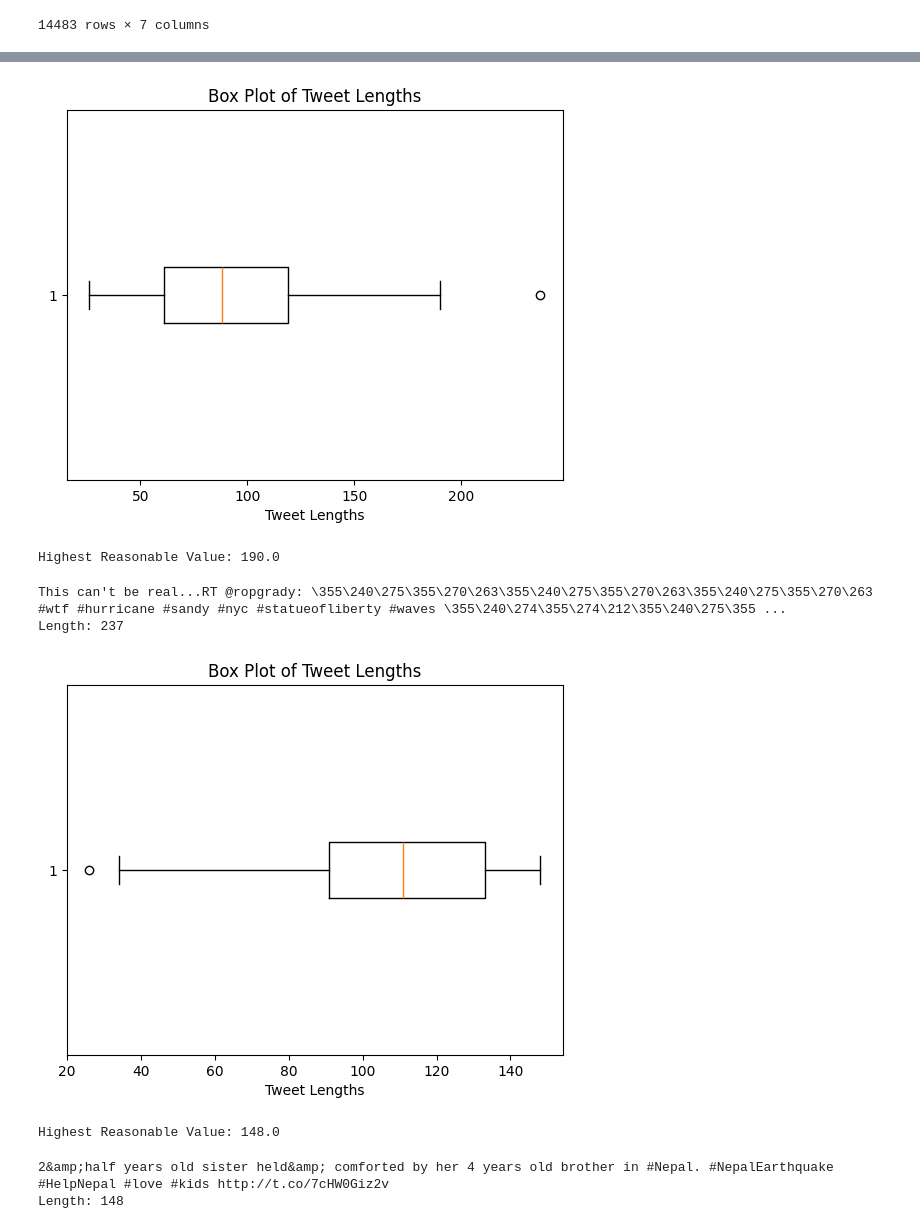
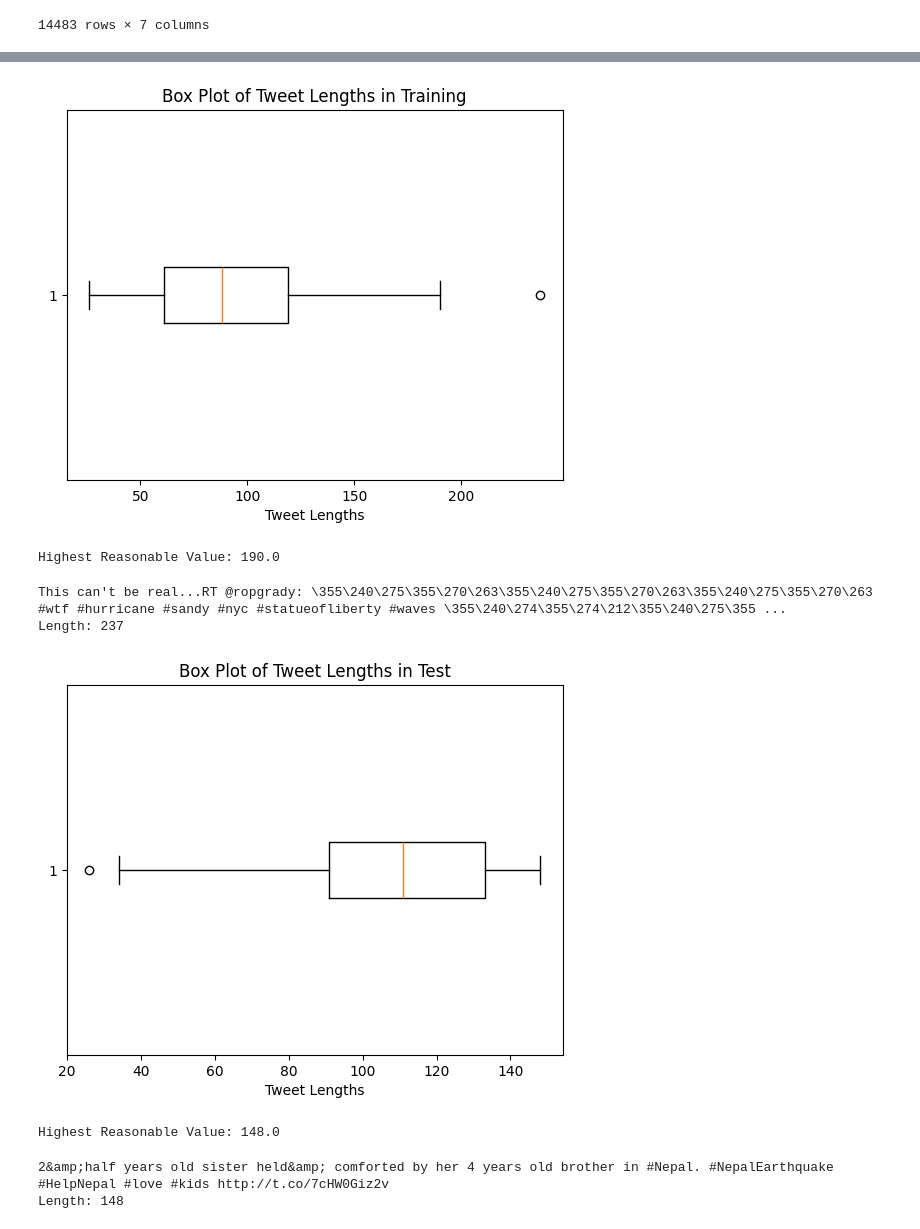
Before and after one commit to tee1g21/Machine-Learning-Technologies-Coursework, a Jupyter notebook: mediaEval.ipynb, the cells around one changed output, grey strips where cells are left out. Saved outputs shown, nothing was run; the diff lists cells and outputs as text; code cells hidden in the pictures.

```diff
--- a/mediaEval.ipynb
+++ b/mediaEval.ipynb
@@ -241,19 +279,21 @@ plt.show()
 # %%
 #compare lengths of tweets in training
 train_df["tweetLength"] = train_df["tweetText"].apply(len)
 
 bp = plt.boxplot(train_df["tweetLength"], vert=False)
 
 #use right whisker of box plot to get highest reasonable value
 max_legit_value = bp["whiskers"][1].get_data()[0][1]
 
-plt.title("Box Plot of Tweet Lengths")
+plt.title("Box Plot of Tweet Lengths in Training")
 plt.xlabel("Tweet Lengths")
+#plt.savefig("figures/training-tweetLength-box.png", bbox_inches='tight')
+
 plt.show()
 
 print(f"Highest Reasonable Value: {max_legit_value}")
 # %% [output]
-[figure, old version]
+[figure, new version]
 Highest Reasonable Value: 190.0
 # %%
 #longest tweet in training
@@ -275,13 +315,14 @@ bp = plt.boxplot(test_df["tweetLength"], vert=False)
 #use right whisker of box plot to get highest reasonable value
 max_legit_value = bp["whiskers"][1].get_data()[0][1]
 
-plt.title("Box Plot of Tweet Lengths")
+plt.title("Box Plot of Tweet Lengths in Test")
 plt.xlabel("Tweet Lengths")
+#plt.savefig("figures/test-tweetLength-box.png", bbox_inches='tight')
 plt.show()
 
 print(f"Highest Reasonable Value: {max_legit_value}")
 # %% [output]
-[figure, old version]
+[figure, new version]
 Highest Reasonable Value: 148.0
 # %%
 #longest tweet in testing
```
Also changed, not shown: parts of 34 cells of this notebook, 3 other files.
